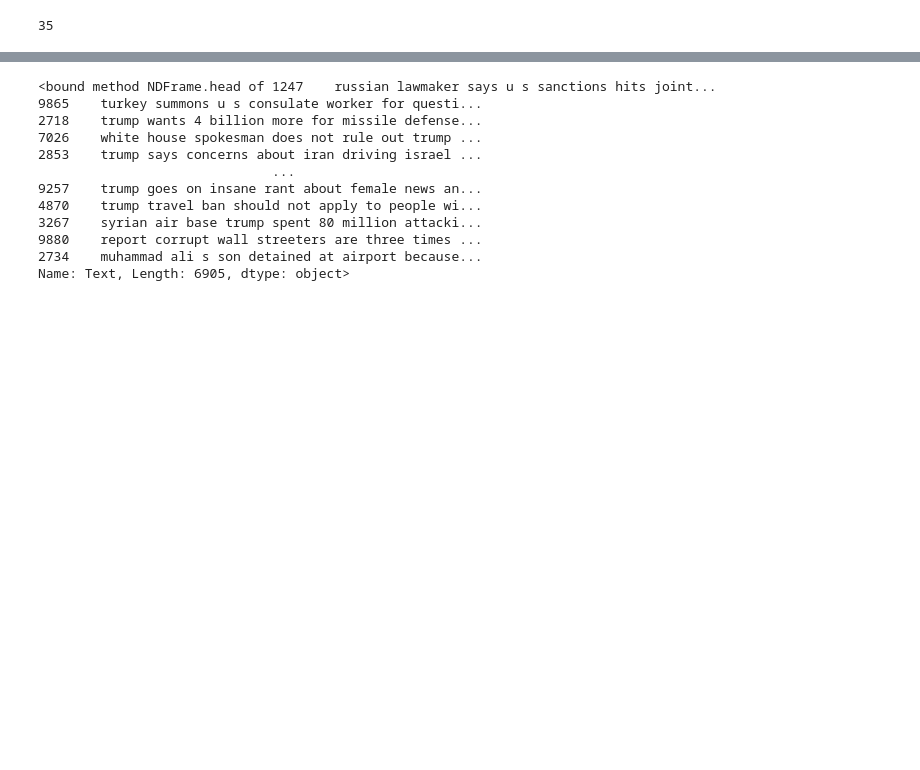
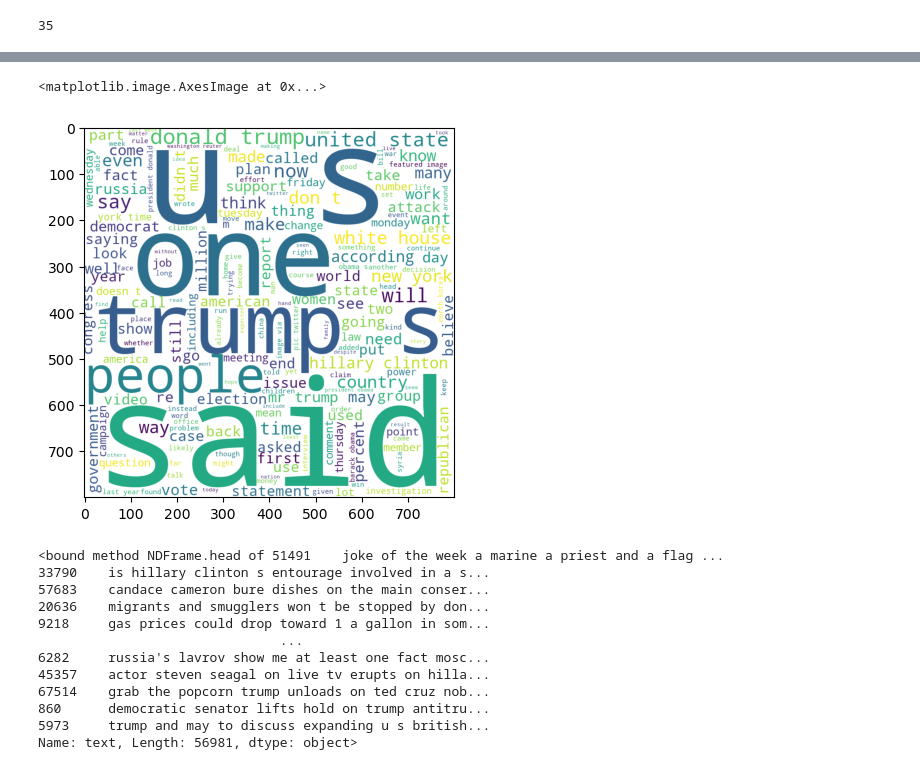
Before and after one commit to me3eh/-Bar-BoRoSa, a Jupyter notebook: model/data/preprocessing.ipynb, the cells around one changed output, grey strips where cells are left out. Cells and saved outputs as stored; diff of their text form; code cells hidden in the pictures; blank space fills up the shorter version.

Commit message:
update on data preprocessing

```diff
--- a/model/data/preprocessing.ipynb
+++ b/model/data/preprocessing.ipynb
@@ -49,11 +105,11 @@ data.duplicated().sum()
 35
 # %%
 # handle duplicated values
-data.drop_duplicates(inplace=True)
+first_data.drop_duplicates(inplace=True)
 
 
-data['is_fake'] = 0
+first_data['label_t'] = 0
 
 
-data.head
+first_data.head
 # %% [output]
@@ -73,7 +129,8 @@ data.head
 [9865 rows x 3 columns]>
 # %%
 # Preprocessing the data
-data['is_fake'] = (data['label'] == 'Fake').astype(int)
-
-
-data.drop(['label'], axis=1, inplace=True)
+first_data['label_t'] = (first_data['label'] != 'Fake').astype(int)
+first_data = first_data.drop(['label'], axis=1)
+first_data = first_data.rename(columns={'label_t': 'label'})
+first_data = first_data.rename(columns={'Text': 'text'})
+first_data.head()
@@ -80,10 +144,17 @@ data.drop(['label'], axis=1, inplace=True)
 # %%
 # Dropping the unnecessary columns
-data.head()
+first_data.head()
 # converting the text to lowercase
 def preprocess(text):
     text = re.sub(r'[^\w\s\']', ' ', text)
     text = re.sub(r' +', ' ', text)
     return text.strip().lower()
 
-data['Text'] = data['Text'].apply(preprocess)
+first_data['text'] = first_data['text'].apply(preprocess)
+second_data['text'] = second_data['text'].apply(preprocess)
+# %%
+first_data.head()
+second_data.head()
+
+concat_data = pd.concat([first_data, second_data], axis=0)
+concat_data.head()
@@ -90,20 +168,29 @@ data['Text'] = data['Text'].apply(preprocess)
+# %%
+from matplotlib import pyplot as plt
+
+
+wc = WordCloud(width=800, height=800, background_color='white', min_font_size=10).generate(' '.join(concat_data['text']))
+plt.imshow(wc)
+# %% [output]
+<matplotlib.image.AxesImage at 0x...>
+[figure, added]
 # %%
 # Splitting Data to train and test
 
-x_train, x_test, y_train, y_test = train_test_split(data['Text'], data['is_fake'], test_size=0.3, random_state=0)
+x_train, x_test, y_train, y_test = train_test_split(concat_data['text'], concat_data['label'], test_size=0.3, random_state=42)
 
 
 x_train.head
 # %% [output]
-<bound method NDFrame.head of 1247    russian lawmaker says u s sanctions hits joint...
-9865    turkey summons u s consulate worker for questi...
-2718    trump wants 4 billion more for missile defense...
-7026    white house spokesman does not rule out trump ...
-2853    trump says concerns about iran driving israel ...
-                              ...
-9257    trump goes on insane rant about female news an...
-4870    trump travel ban should not apply to people wi...
-3267    syrian air base trump spent 80 million attacki...
-9880    report corrupt wall streeters are three times ...
-2734    muhammad ali s son detained at airport because...
-Name: Text, Length: 6905, dtype: object>
+<bound method NDFrame.head of 51491    joke of the week a marine a priest and a flag ...
+33790    is hillary clinton s entourage involved in a s...
+57683    candace cameron bure dishes on the main conser...
+20636    migrants and smugglers won t be stopped by don...
+9218     gas prices could drop toward 1 a gallon in som...
+                               ...
+6282     russia's lavrov show me at least one fact mosc...
+45357    actor steven seagal on live tv erupts on hilla...
+67514    grab the popcorn trump unloads on ted cruz nob...
+860      democratic senator lifts hold on trump antitru...
+5973     trump and may to discuss expanding u s british...
+Name: text, Length: 56981, dtype: object>
```
Also changed, not shown: parts of 17 cells of this notebook, 3 other files.
